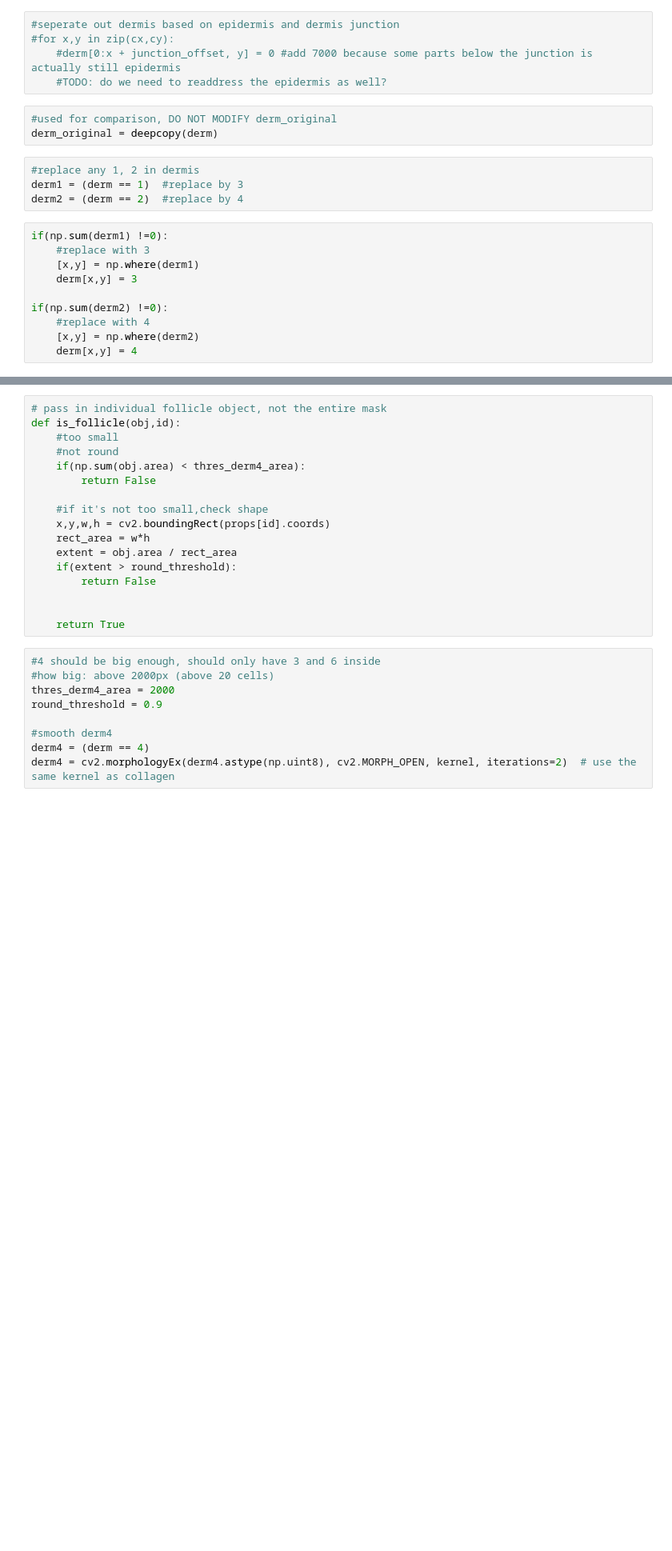
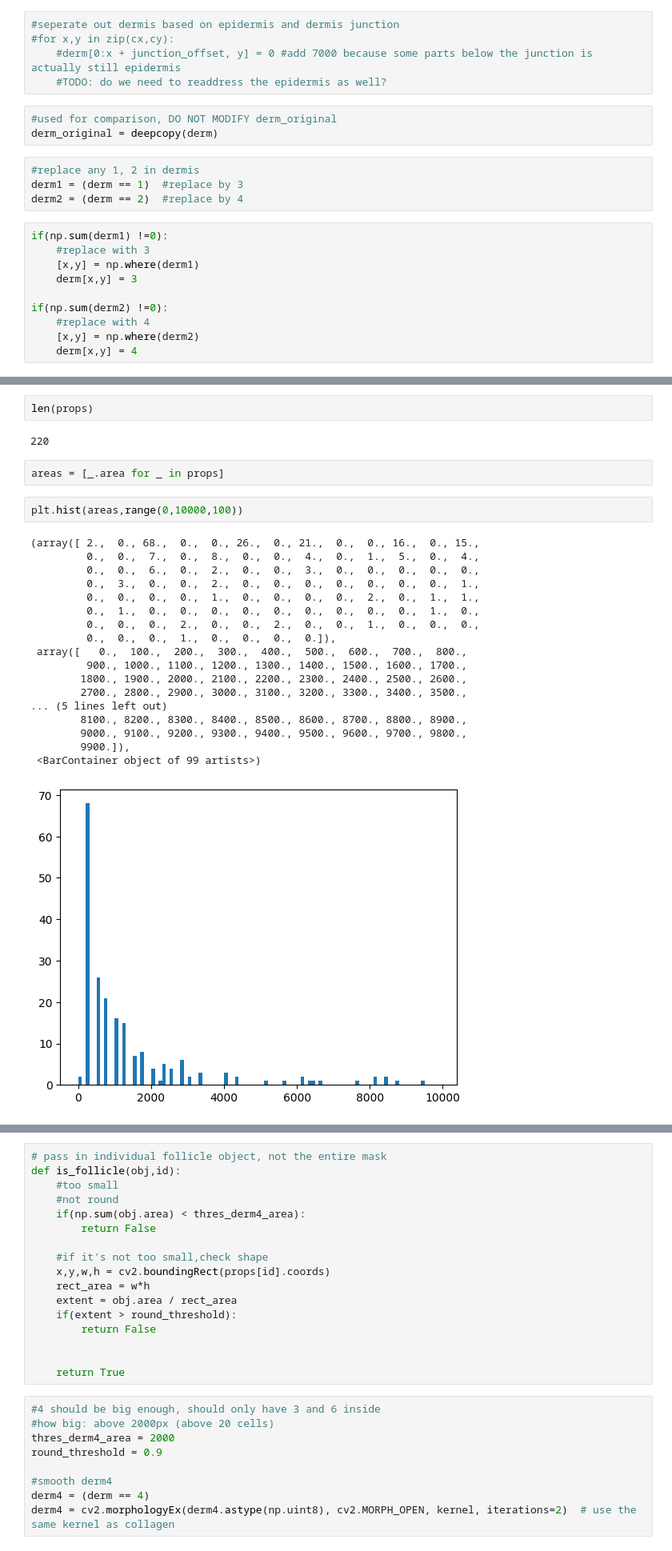
Before and after one commit to Wirtz-Lab/wsi_analysis, a Jupyter notebook: ashley/active/dl2epindermdl.ipynb, the cells around one changed output, grey strips where cells are left out. Shown: that part at 80% size. Cells and saved outputs as stored; diff of their text form; blank space fills up the shorter version.

```diff
--- a/ashley/active/dl2epindermdl.ipynb
+++ b/ashley/active/dl2epindermdl.ipynb
@@ -205,0 +244,27 @@ if(np.sum(derm2) !=0):
+# %%
+len(props)
+# %% [output]
+220
+# %%
+areas = [_.area for _ in props]
+# %%
+plt.hist(areas,range(0,10000,100))
+# %% [output]
+(array([ 2.,  0., 68.,  0.,  0., 26.,  0., 21.,  0.,  0., 16.,  0., 15.,
+         0.,  0.,  7.,  0.,  8.,  0.,  0.,  4.,  0.,  1.,  5.,  0.,  4.,
+         0.,  0.,  6.,  0.,  2.,  0.,  0.,  3.,  0.,  0.,  0.,  0.,  0.,
+         0.,  3.,  0.,  0.,  2.,  0.,  0.,  0.,  0.,  0.,  0.,  0.,  1.,
+         0.,  0.,  0.,  0.,  1.,  0.,  0.,  0.,  0.,  2.,  0.,  1.,  1.,
+         0.,  1.,  0.,  0.,  0.,  0.,  0.,  0.,  0.,  0.,  0.,  1.,  0.,
+         0.,  0.,  0.,  2.,  0.,  0.,  2.,  0.,  0.,  1.,  0.,  0.,  0.,
+         0.,  0.,  0.,  1.,  0.,  0.,  0.,  0.]),
+ array([   0.,  100.,  200.,  300.,  400.,  500.,  600.,  700.,  800.,
+         900., 1000., 1100., 1200., 1300., 1400., 1500., 1600., 1700.,
+        1800., 1900., 2000., 2100., 2200., 2300., 2400., 2500., 2600.,
+        2700., 2800., 2900., 3000., 3100., 3200., 3300., 3400., 3500.,
+... (5 lines left out)
+        8100., 8200., 8300., 8400., 8500., 8600., 8700., 8800., 8900.,
+        9000., 9100., 9200., 9300., 9400., 9500., 9600., 9700., 9800.,
+        9900.]),
+ <BarContainer object of 99 artists>)
+[figure, added]
```
Also changed, not shown: parts of 29 cells of this notebook.
